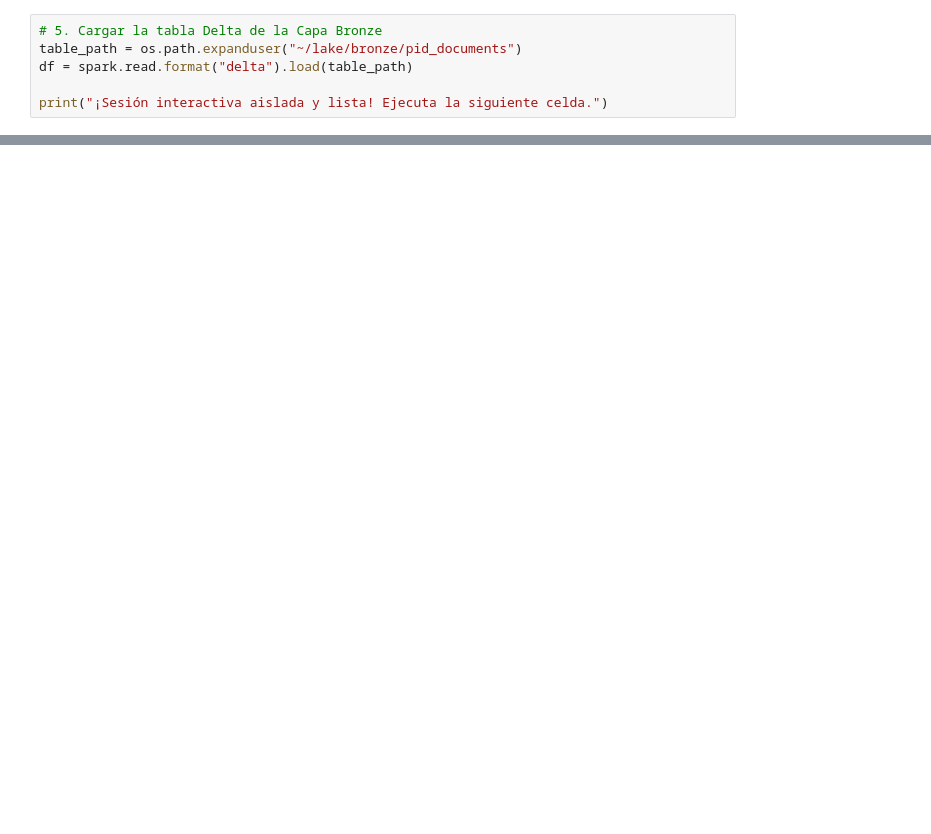
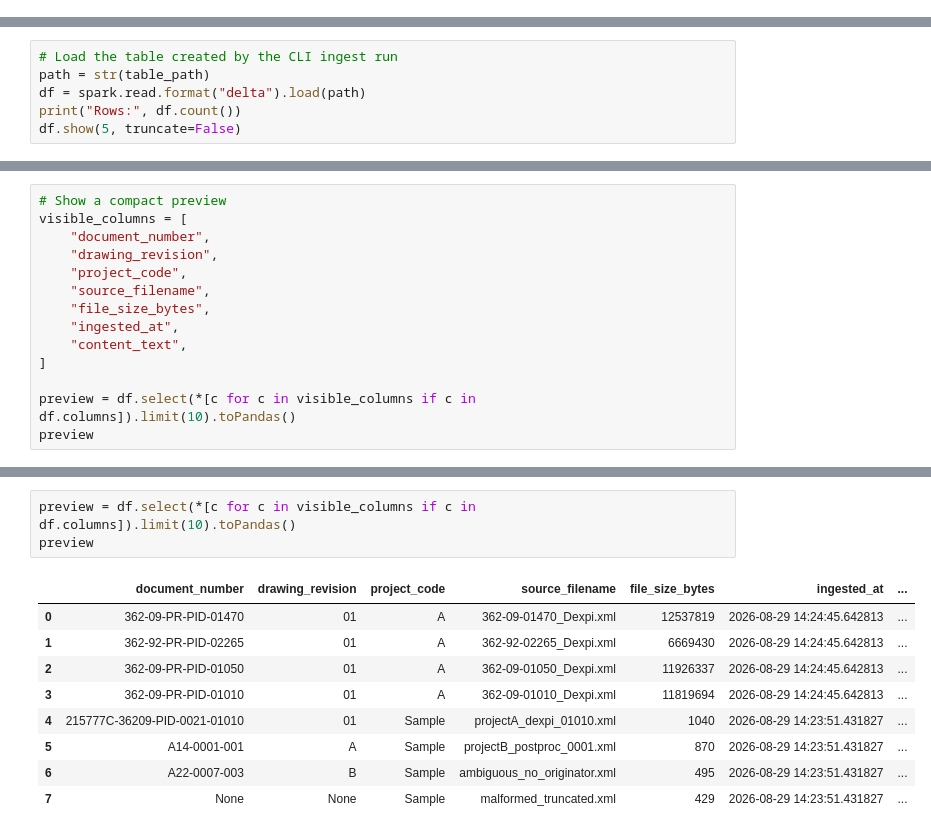
Before and after one commit to dfcamachoa/ProjectData, a Jupyter notebook: explore.ipynb, the cells around one changed output, grey strips where cells are left out. Cells and saved outputs as stored; diff of their text form; blank space fills up the shorter version.

```diff
--- a/explore.ipynb
+++ b/explore.ipynb
@@ -53,6 +130,0 @@ spark = configure_spark_with_delta_pip(builder).getOrCreate()
-# %%
-# 5. Cargar la tabla Delta de la Capa Bronze
-table_path = os.path.expanduser("~/lake/bronze/pid_documents")
-df = spark.read.format("delta").load(table_path)
-
-print("¡Sesión interactiva aislada y lista! Ejecuta la siguiente celda.")
@@ -129,0 +131,6 @@ only showing top 1 row
+# %%
+# Load the table created by the CLI ingest run
+path = str(table_path)
+df = spark.read.format("delta").load(path)
+print("Rows:", df.count())
+df.show(5, truncate=False)
@@ -129,0 +148,14 @@ only showing top 1 row
+# %%
+# Show a compact preview
+visible_columns = [
+    "document_number",
+    "drawing_revision",
+    "project_code",
+    "source_filename",
+    "file_size_bytes",
+    "ingested_at",
+    "content_text",
+]
+
+preview = df.select(*[c for c in visible_columns if c in df.columns]).limit(10).toPandas()
+preview
@@ -129,0 +213,13 @@ only showing top 1 row
+# %%
+preview = df.select(*[c for c in visible_columns if c in df.columns]).limit(10).toPandas()
+preview
+# %% [output]
+|  | document_number | drawing_revision | project_code | source_filename | file_size_bytes | ingested_at | ... |
+| 0 | 362-09-PR-PID-01470 | 01 | A | 362-09-01470_Dexpi.xml | 12537819 | 2026-08-29 14:24:45.642813 | ... |
+| 1 | 362-92-PR-PID-02265 | 01 | A | 362-92-02265_Dexpi.xml | 6669430 | 2026-08-29 14:24:45.642813 | ... |
+| 2 | 362-09-PR-PID-01050 | 01 | A | 362-09-01050_Dexpi.xml | 11926337 | 2026-08-29 14:24:45.642813 | ... |
+| 3 | 362-09-PR-PID-01010 | 01 | A | 362-09-01010_Dexpi.xml | 11819694 | 2026-08-29 14:24:45.642813 | ... |
+| 4 | 215777C-36209-PID-0021-01010 | 01 | Sample | projectA_dexpi_01010.xml | 1040 | 2026-08-29 14:23:51.431827 | ... |
+| 5 | A14-0001-001 | A | Sample | projectB_postproc_0001.xml | 870 | 2026-08-29 14:23:51.431827 | ... |
+| 6 | A22-0007-003 | B | Sample | ambiguous_no_originator.xml | 495 | 2026-08-29 14:23:51.431827 | ... |
+| 7 | None | None | Sample | malformed_truncated.xml | 429 | 2026-08-29 14:23:51.431827 | ... |
```
Also changed, not shown: parts of 24 cells of this notebook, 3 other files.
